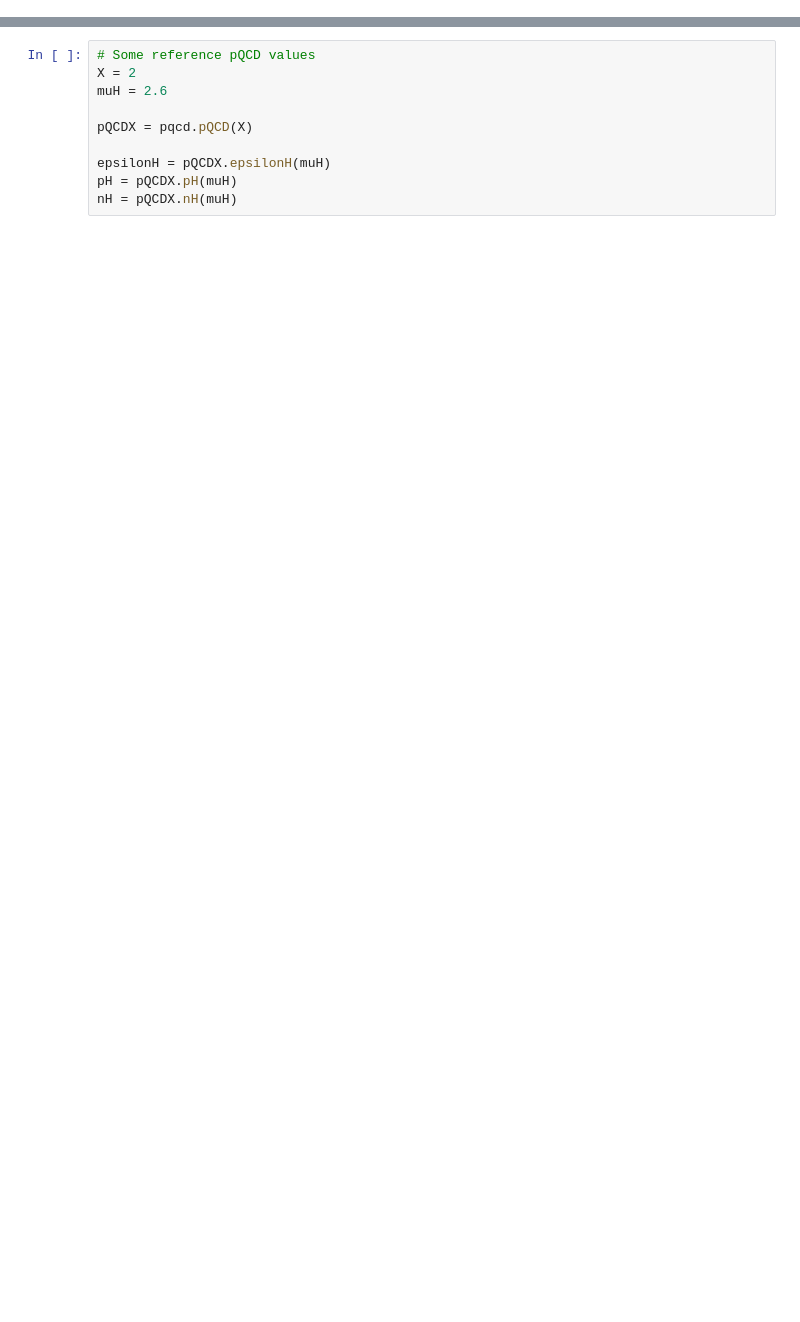
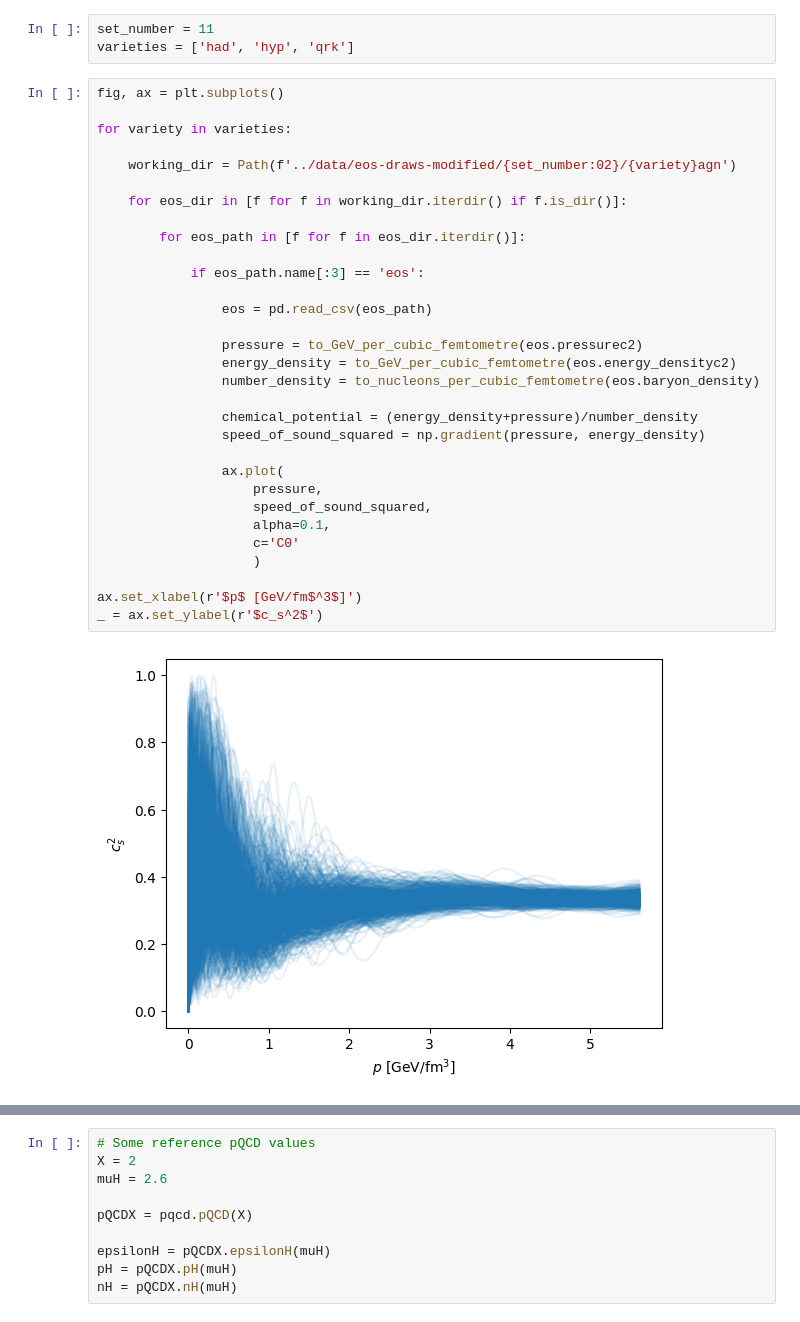
Before and after one commit to eliotfinch/pqcd, a Jupyter notebook: notebooks/inspect_modified_eos_draws.ipynb, the cells around one changed output, grey strips where cells are left out. Cells and saved outputs as stored; diff of their text form; blank space fills up the shorter version.

Commit message:
Inspect set 11 draws

```diff
--- a/notebooks/inspect_modified_eos_draws.ipynb
+++ b/notebooks/inspect_modified_eos_draws.ipynb
@@ -14,0 +14,36 @@ from scipy.interpolate import interp1d
+# %%
+set_number = 11
+varieties = ['had', 'hyp', 'qrk']
+# %%
+fig, ax = plt.subplots()
+
+for variety in varieties:
+
+    working_dir = Path(f'../data/eos-draws-modified/{set_number:02}/{variety}agn')
+
+    for eos_dir in [f for f in working_dir.iterdir() if f.is_dir()]:
+
+        for eos_path in [f for f in eos_dir.iterdir()]:
+
+            if eos_path.name[:3] == 'eos':
+
+                eos = pd.read_csv(eos_path)
+
+                pressure = to_GeV_per_cubic_femtometre(eos.pressurec2)
+                energy_density = to_GeV_per_cubic_femtometre(eos.energy_densityc2)
+                number_density = to_nucleons_per_cubic_femtometre(eos.baryon_density)
+
+                chemical_potential = (energy_density+pressure)/number_density
+                speed_of_sound_squared = np.gradient(pressure, energy_density)
+
+                ax.plot(
+                    pressure,
+                    speed_of_sound_squared,
+                    alpha=0.1,
+                    c='C0'
+                    )
+
+ax.set_xlabel(r'$p$ [GeV/fm$^3$]')
+_ = ax.set_ylabel(r'$c_s^2$')
+# %% [output]
+[figure, added]
```
Also changed, not shown: parts of 30 cells of this notebook.
